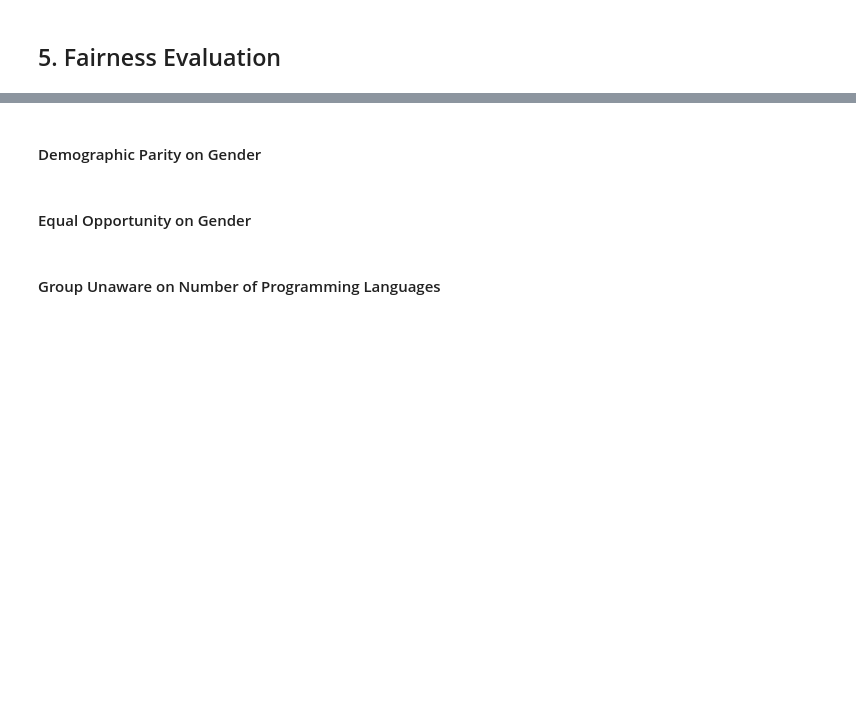
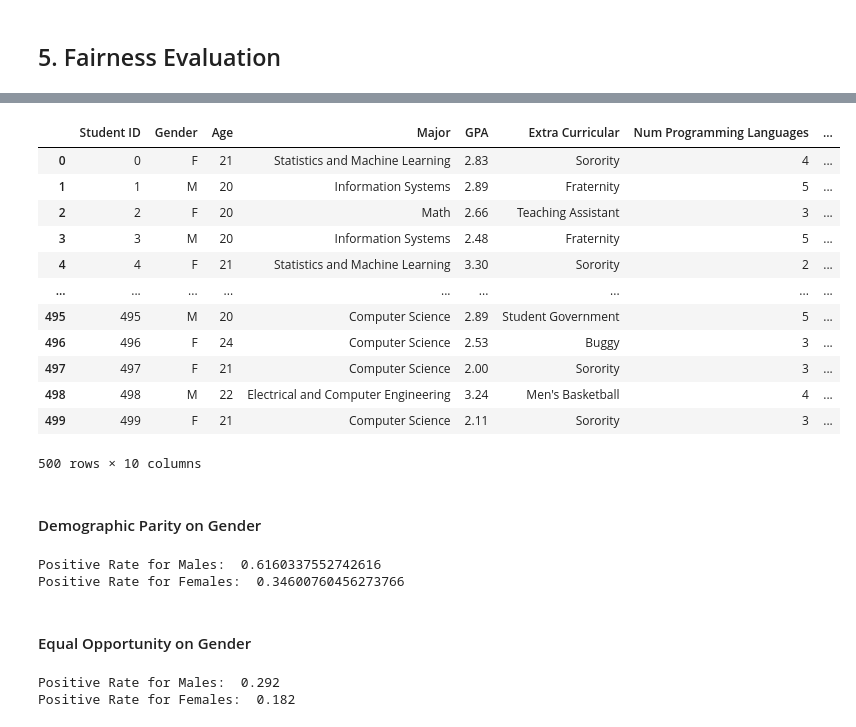
Before and after one commit to CMU-313/spring23-nodebb-team-chi, a Jupyter notebook: career_model/result.ipynb, the cells around one changed output, grey strips where cells are left out. Drawn from its saved outputs; the diff is of its cells as text; code cells hidden in the pictures; blank space fills up the shorter version.

```diff
--- a/career_model/result.ipynb
+++ b/career_model/result.ipynb
@@ -144,3 +144,7 @@ cm_display.plot()
 [figure]
 # %% [markdown]
 ## 5. Fairness Evaluation
+# %%
+df_pred = pd.Series(y_pred, name='Predicted Good Candidate').to_frame()
+
+df_pred
@@ -147,6 +165,46 @@ cm_display.plot()
+# %%
+df = test_dataset.join(df_pred)
+
+df
+# %% [output]
+|  | Student ID | Gender | Age | Major | GPA | Extra Curricular | Num Programming Languages | ... |
+| 0 | 0 | F | 21 | Statistics and Machine Learning | 2.83 | Sorority | 4 | ... |
+| 1 | 1 | M | 20 | Information Systems | 2.89 | Fraternity | 5 | ... |
+| 2 | 2 | F | 20 | Math | 2.66 | Teaching Assistant | 3 | ... |
+| 3 | 3 | M | 20 | Information Systems | 2.48 | Fraternity | 5 | ... |
+| 4 | 4 | F | 21 | Statistics and Machine Learning | 3.30 | Sorority | 2 | ... |
+| ... | ... | ... | ... | ... | ... | ... | ... | ... |
+| 495 | 495 | M | 20 | Computer Science | 2.89 | Student Government | 5 | ... |
+| 496 | 496 | F | 24 | Computer Science | 2.53 | Buggy | 3 | ... |
+| 497 | 497 | F | 21 | Computer Science | 2.00 | Sorority | 3 | ... |
+| 498 | 498 | M | 22 | Electrical and Computer Engineering | 3.24 | Men's Basketball | 4 | ... |
+| 499 | 499 | F | 21 | Computer Science | 2.11 | Sorority | 3 | ... |
+500 rows × 10 columns
 # %% [markdown]
 #### Demographic Parity on Gender
+# %%
+total_count_males = len(df[df['Gender'] == 'M'])
+total_count_females = len(df[df['Gender'] == 'F'])
+
+positive_males = len(df[(df['Predicted Good Candidate'] == 1)&(df['Gender'] == 'M')])
+positive_females = len(df[(df['Predicted Good Candidate'] == 1)&(df['Gender'] == 'F')])
+
+print('Positive Rate for Males: ', positive_males/total_count_males)
+print('Positive Rate for Females: ', positive_females/total_count_females)
+# %% [output]
+Positive Rate for Males:  0.6160337552742616
+Positive Rate for Females:  0.34600760456273766
 # %% [markdown]
 #### Equal Opportunity on Gender
-# %% [markdown]
-#### Group Unaware on Number of Programming Languages
+# %%
+# total_count_males = len(df[df['Gender'] == 'M'])
+# total_count_females = len(df[df['Gender'] == 'F'])
+
+positive_males = len(df[(df['Predicted Good Candidate'] == 1)&(df['Gender'] == 'M')])
+positive_females = len(df[(df['Predicted Good Candidate'] == 1)&(df['Gender'] == 'F')])
+
+print('Positive Rate for Males: ', positive_males/len(df))
+print('Positive Rate for Females: ', positive_females/len(df))
+# %% [output]
+Positive Rate for Males:  0.292
+Positive Rate for Females:  0.182
```
Also changed, not shown: parts of 4 cells of this notebook.
